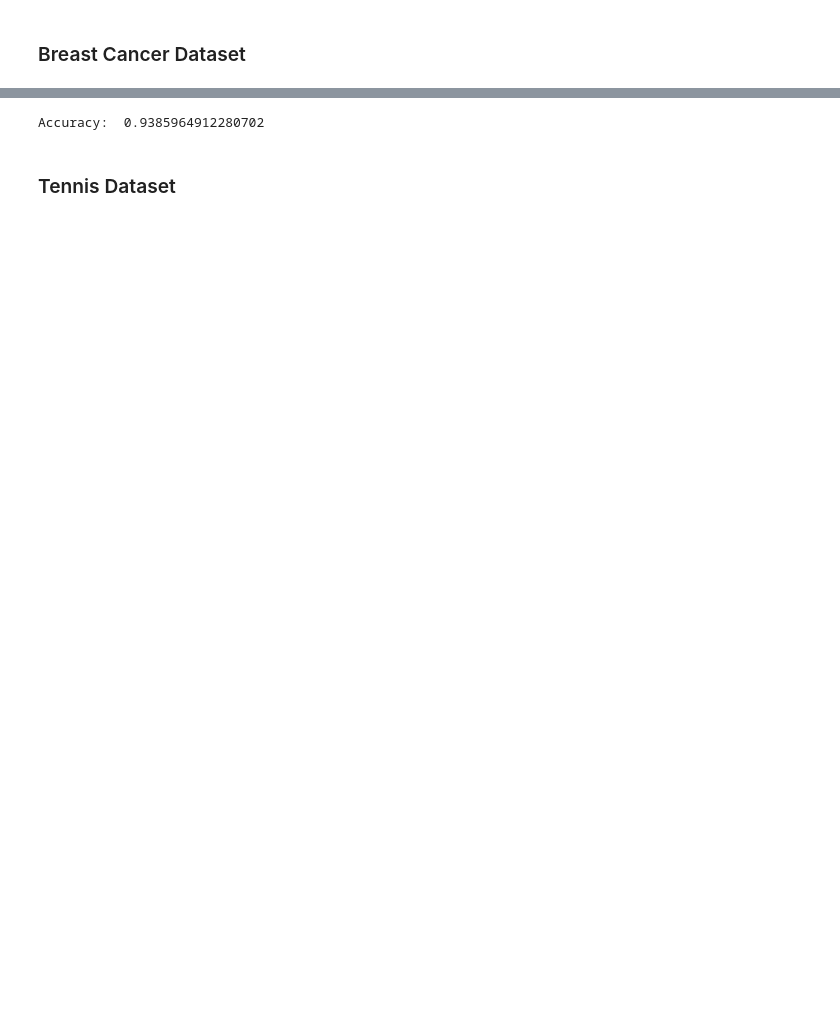
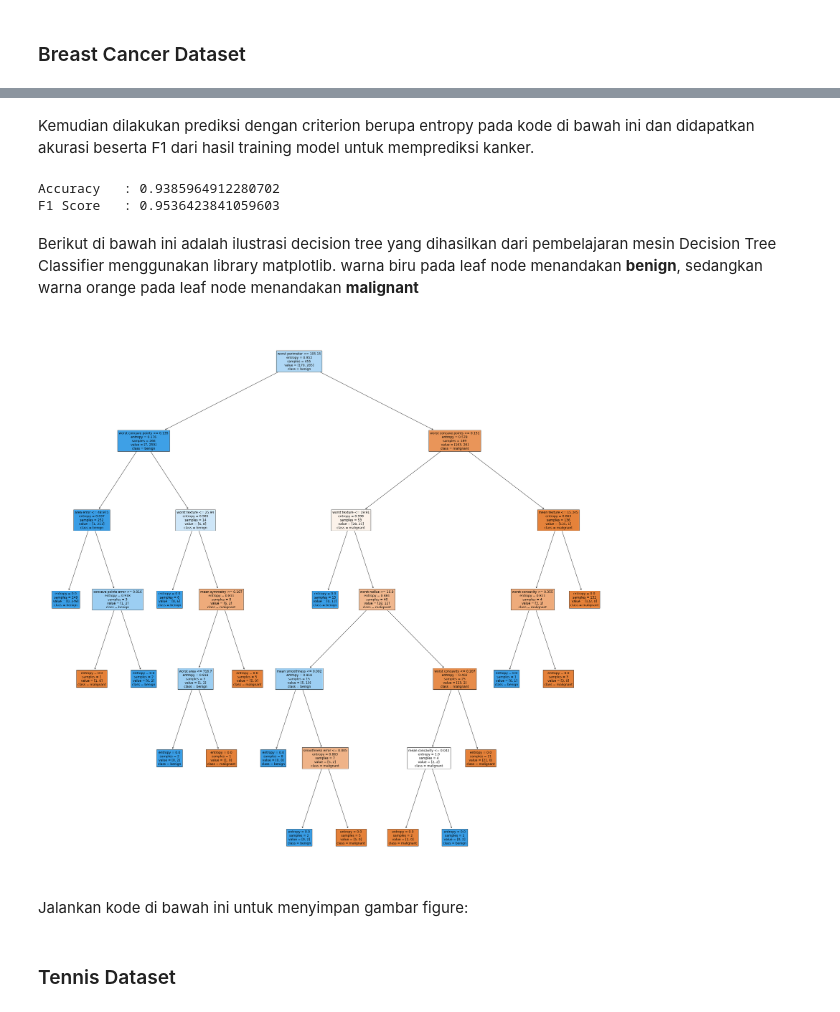
Before and after one commit to benidictusgalihmp/ML-Basic-DTL, a Jupyter notebook: src/main.ipynb, the cells around one changed output, grey strips where cells are left out. Cells and saved outputs as stored; diff of their text form; code cells hidden in the pictures; blank space fills up the shorter version.

Commit message:
decision tree classification done

```diff
--- a/src/main.ipynb
+++ b/src/main.ipynb
@@ -147,7 +197,25 @@ Banyak metode ASM yang bisa digunakan, tetapi yang akan dipakai disini adalah *I
+# %% [markdown]
+Kemudian dilakukan prediksi dengan criterion berupa entropy pada kode di bawah ini dan didapatkan akurasi beserta F1 dari hasil training model untuk memprediksi kanker.
 # %%
-clf_c = DecisionTreeClassifier()
+clf_c = DecisionTreeClassifier(criterion='entropy')
 clf_c = clf_c.fit(x_ctrain,y_ctrain)
 y_cpred = clf_c.predict(x_ctest)
-print('Accuracy: ', accuracy_score(y_ctest,y_cpred))
+c_dtc_acc = accuracy_score(y_ctest,y_cpred)
+c_dtc_f1 = f1_score(y_ctest,y_cpred)
+print('Accuracy   :', c_dtc_acc)
+print('F1 Score   :', c_dtc_f1)
 # %% [output]
-Accuracy:  0.9385964912280702
+Accuracy   : 0.9385964912280702
+F1 Score   : 0.9536423841059603
+# %% [markdown]
+Berikut di bawah ini adalah ilustrasi decision tree yang dihasilkan dari pembelajaran mesin Decision Tree Classifier menggunakan library matplotlib. warna biru pada leaf node menandakan **benign**, sedangkan warna orange pada leaf node menandakan **malignant**
+# %%
+# Export text (textual)
+# model = tree.export_text(clf_c)
+# print(model)
+fig = plt.figure(figsize=(40,40))
+_ = tree.plot_tree(clf_c,feature_names=cancer.feature_names, class_names=cancer.target_names, filled=True)
+# %% [output]
+[figure, added]
+# %% [markdown]
+Jalankan kode di bawah ini untuk menyimpan gambar figure:
```
Also changed, not shown: parts of 27 cells of this notebook.
